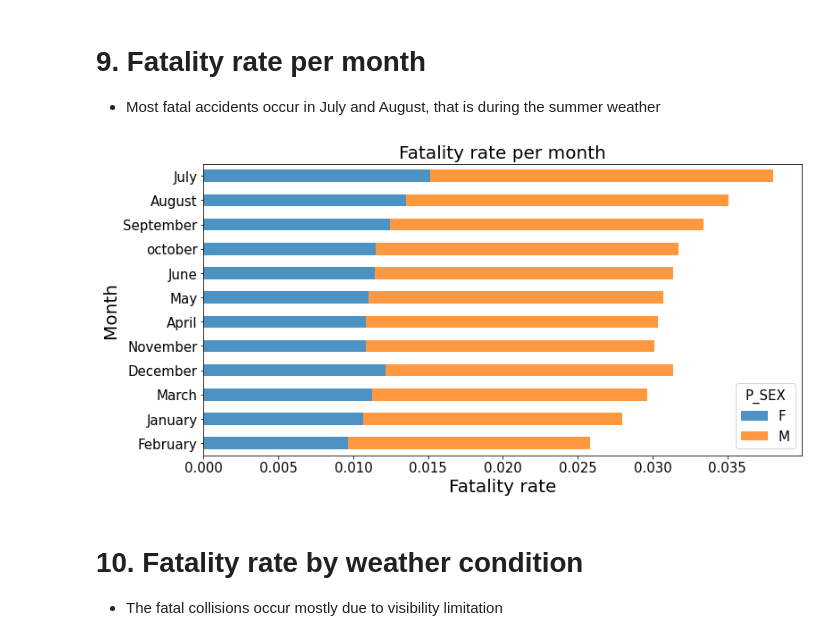
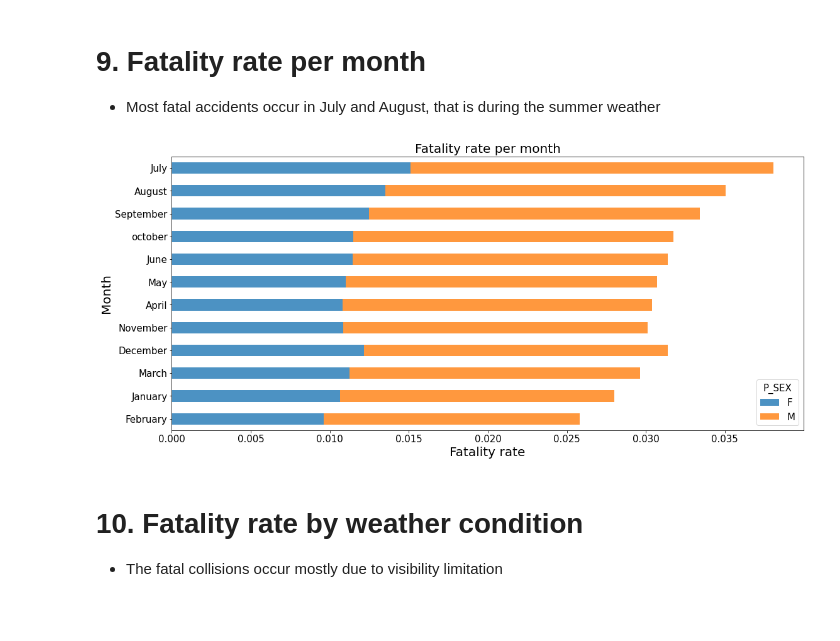
Before and after one commit to Owerre/imbalanced-learning, a Jupyter notebook: canada-collision/notebooks/02-eda.ipynb, the cells around one changed output. Saved outputs shown, nothing was run; the diff lists cells and outputs as text; code cells hidden in the pictures; blank space fills up the shorter version.

```diff
--- a/canada-collision/notebooks/02-eda.ipynb
+++ b/canada-collision/notebooks/02-eda.ipynb
@@ -203,18 +203,18 @@ plt.savefig('../image/fig8.pdf')
 # %%
 # order =['January','February','March', 'April','May', 'June',
 #     'July','August','September', 'october','November','December']
 #.loc[order]
 # Plot figure
 table_month = df.pivot_table('FATAL', index = 'C_MNTH', columns = 'P_SEX', aggfunc = 'mean')
 table_month.sort_values(by =['M']).plot(kind = 'barh',
-                                                   stacked = True, figsize = (12,6), alpha =0.8)
+                                                   stacked = True, figsize = (18,8), alpha =0.8)
 plt.ylabel('Month', fontsize =20)
 plt.xlabel('Fatality rate', fontsize =20)
 plt.legend(title = 'P_SEX')
 plt.title('Fatality rate per month', fontsize =20)
 plt.savefig('../image/fig9.png')
 # %% [output]
-[figure, old version]
+[figure, new version]
 # %% [markdown]
 #  10. Fatality rate by weather condition
 - The fatal collisions occur mostly due to visibility limitation
```
Also changed, not shown: parts of 3 cells of this notebook, 3 other files.
